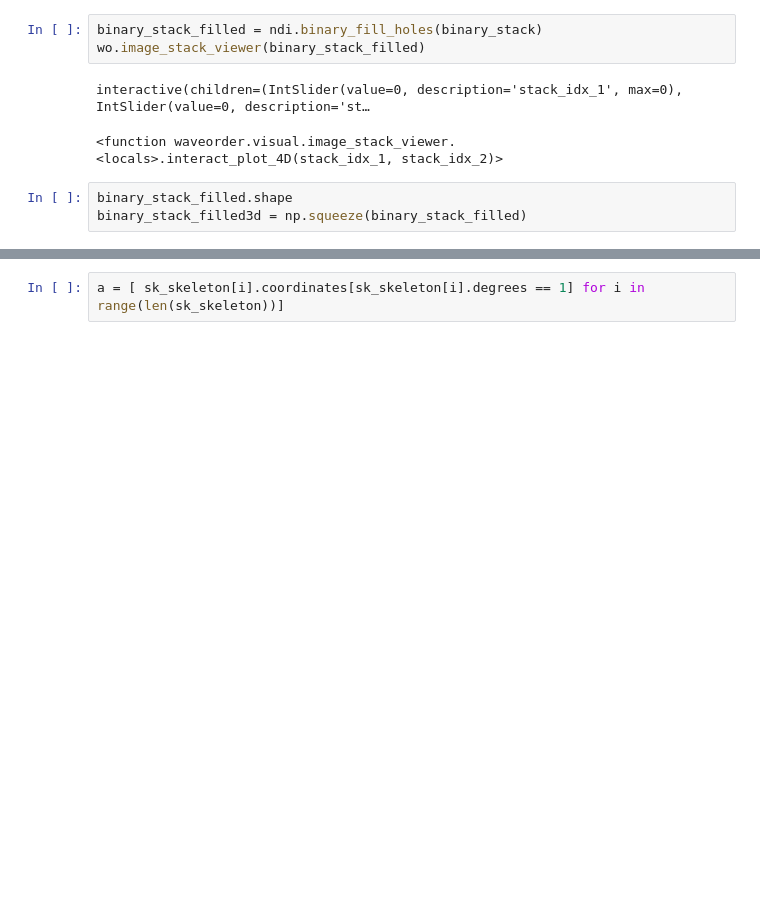
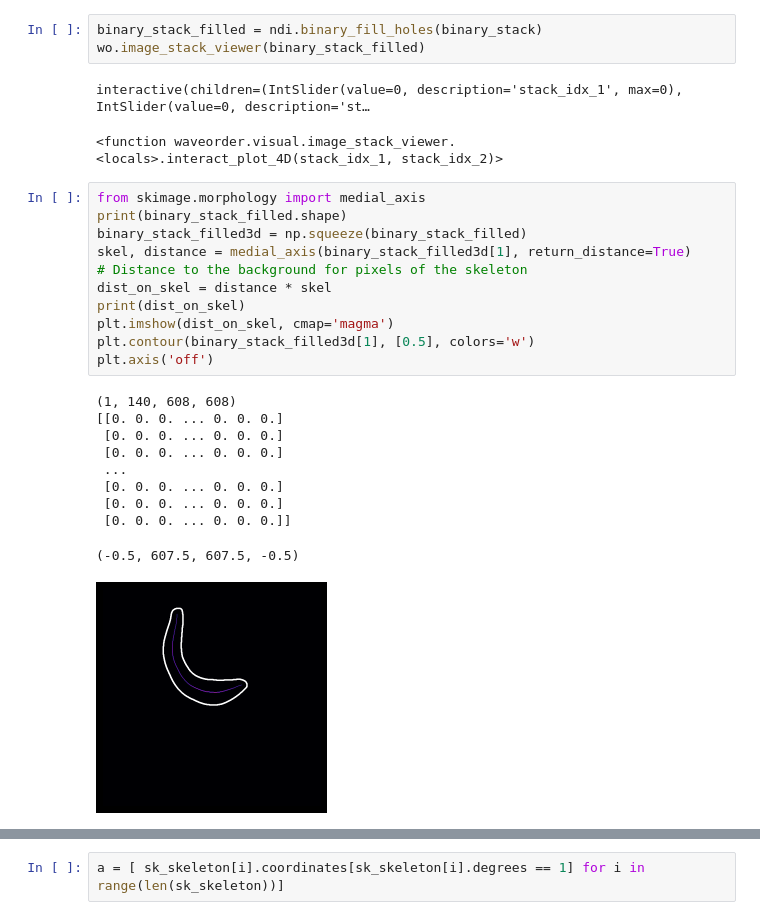
Before and after one commit to SaraLab-Group/m25-napari, a Jupyter notebook: notebooks/test_skeleton.ipynb, the cells around one changed output, grey strips where cells are left out. Drawn from its saved outputs; the diff is of its cells as text; blank space fills up the shorter version.

```diff
--- a/notebooks/test_skeleton.ipynb
+++ b/notebooks/test_skeleton.ipynb
@@ -114,9 +129,28 @@ wo.image_stack_viewer(binary_stack_filled)
 # %% [output]
 interactive(children=(IntSlider(value=0, description='stack_idx_1', max=0), IntSlider(value=0, description='st…
 <function waveorder.visual.image_stack_viewer.<locals>.interact_plot_4D(stack_idx_1, stack_idx_2)>
-# %%
-binary_stack_filled.shape
-binary_stack_filled3d = np.squeeze(binary_stack_filled)
+# %%
+from skimage.morphology import medial_axis
+print(binary_stack_filled.shape)
+binary_stack_filled3d = np.squeeze(binary_stack_filled)
+skel, distance = medial_axis(binary_stack_filled3d[1], return_distance=True)
+# Distance to the background for pixels of the skeleton
+dist_on_skel = distance * skel
+print(dist_on_skel)
+plt.imshow(dist_on_skel, cmap='magma')
+plt.contour(binary_stack_filled3d[1], [0.5], colors='w')
+plt.axis('off')
+# %% [output]
+(1, 140, 608, 608)
+[[0. 0. 0. ... 0. 0. 0.]
+ [0. 0. 0. ... 0. 0. 0.]
+ [0. 0. 0. ... 0. 0. 0.]
+ ...
+ [0. 0. 0. ... 0. 0. 0.]
+ [0. 0. 0. ... 0. 0. 0.]
+ [0. 0. 0. ... 0. 0. 0.]]
+(-0.5, 607.5, 607.5, -0.5)
+[figure, added]
 # %%
 # perform skeletonization
 skeleton =np.array([skeletonize(binary_stack_filled3d[i]) for i in range(binary_stack_filled3d.shape[0])])
```
Also changed, not shown: parts of 31 cells of this notebook.
